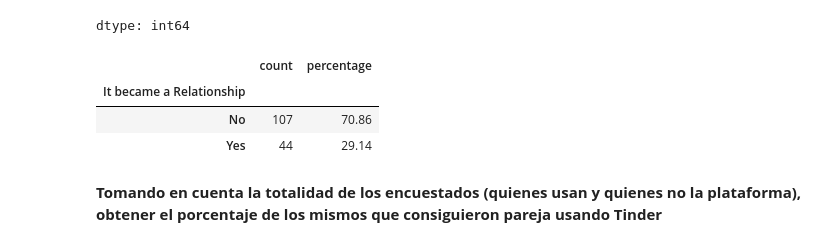
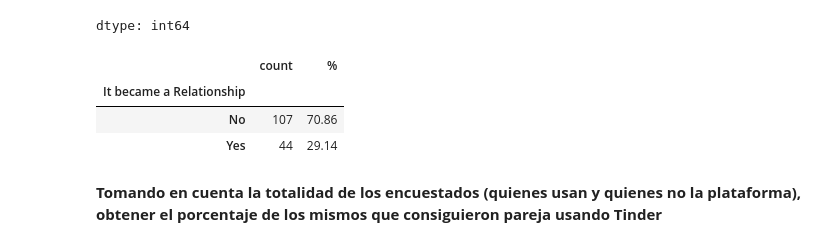
Before and after one commit to mfernandezzz/Pruebas_Tecnicas, a Jupyter notebook: pruebaTecnicaTinder.ipynb, the cells around one changed output. Drawn from its saved outputs; the diff is of its cells as text; code cells hidden in the pictures.

```diff
--- a/pruebaTecnicaTinder.ipynb
+++ b/pruebaTecnicaTinder.ipynb
@@ -103,10 +102,10 @@ tinder_users['It became a Relationship'].value_counts()
 dtype: int64
 # %%
 tinder_sucess_rate = pd.DataFrame(tinder_users['It became a Relationship'].value_counts())
-tinder_sucess_rate['percentage'] = round(tinder_sucess_rate['count'] / tinder_sucess_rate['count'].sum() * 100, 2)
+tinder_sucess_rate['%'] = round(tinder_sucess_rate['count'] / tinder_sucess_rate['count'].sum() * 100, 2)
 tinder_sucess_rate
 # %% [output]
-|  | count | percentage |
+|  | count | % |
 | It became a Relationship |  |  |
 | No | 107 | 70.86 |
 | Yes | 44 | 29.14 |
```
Also changed, not shown: parts of 7 cells of this notebook.
